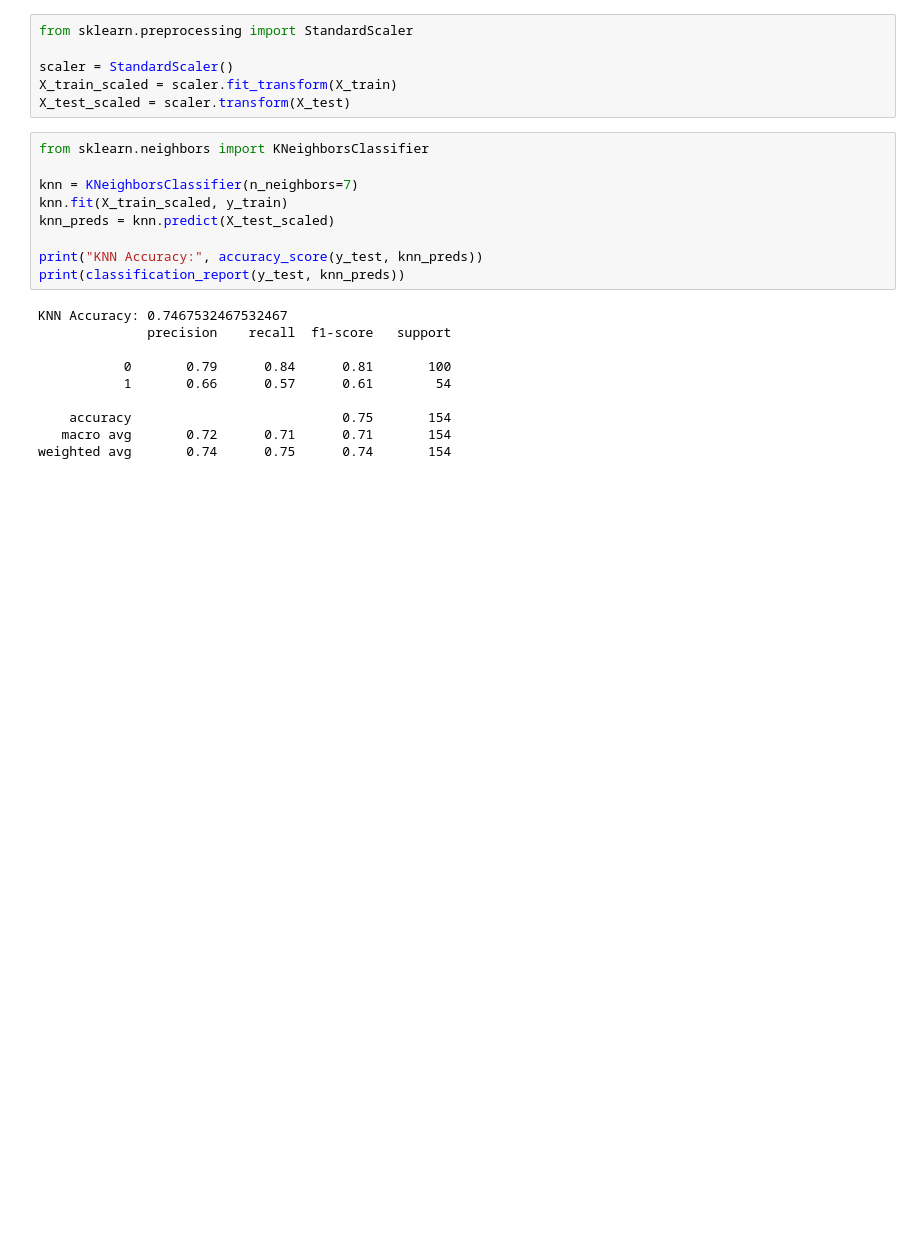
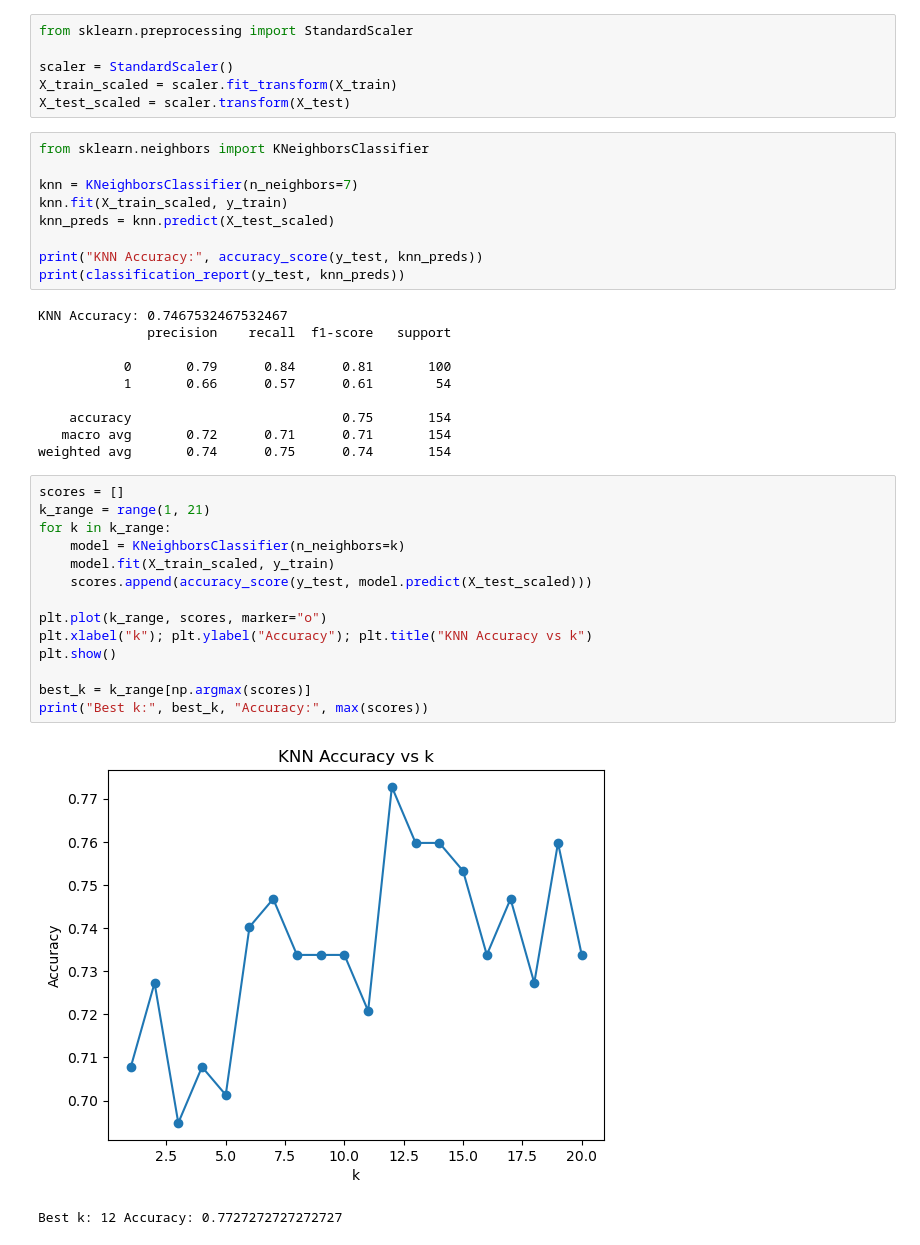
Before and after one commit to Bhaskar-Mehta/AI-ML-Internship, a Jupyter notebook: Week6_ClassificationAlgorithms/diabetes_classification.ipynb, the cells around one changed output. Drawn from its saved outputs; the diff is of its cells as text; blank space fills up the shorter version.

```diff
--- a/Week6_ClassificationAlgorithms/diabetes_classification.ipynb
+++ b/Week6_ClassificationAlgorithms/diabetes_classification.ipynb
@@ -154,3 +154,20 @@ KNN Accuracy: 0.7467532467532467
     accuracy                           0.75       154
    macro avg       0.72      0.71      0.71       154
 weighted avg       0.74      0.75      0.74       154
+# %%
+scores = []
+k_range = range(1, 21)
+for k in k_range:
+    model = KNeighborsClassifier(n_neighbors=k)
+    model.fit(X_train_scaled, y_train)
+    scores.append(accuracy_score(y_test, model.predict(X_test_scaled)))
+
+plt.plot(k_range, scores, marker="o")
+plt.xlabel("k"); plt.ylabel("Accuracy"); plt.title("KNN Accuracy vs k")
+plt.show()
+
+best_k = k_range[np.argmax(scores)]
+print("Best k:", best_k, "Accuracy:", max(scores))
+# %% [output]
+[figure, added]
+Best k: 12 Accuracy: 0.7727272727272727
```
